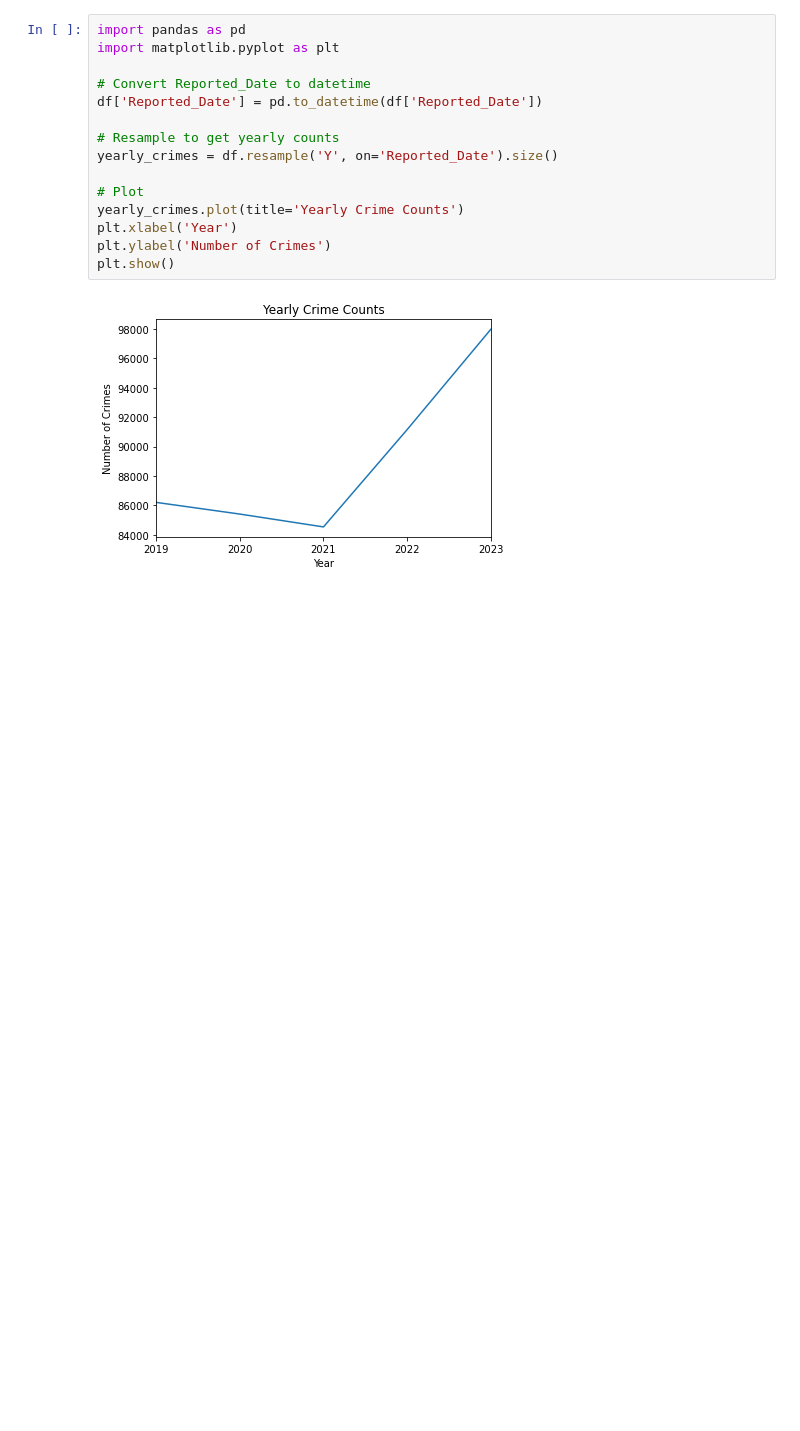
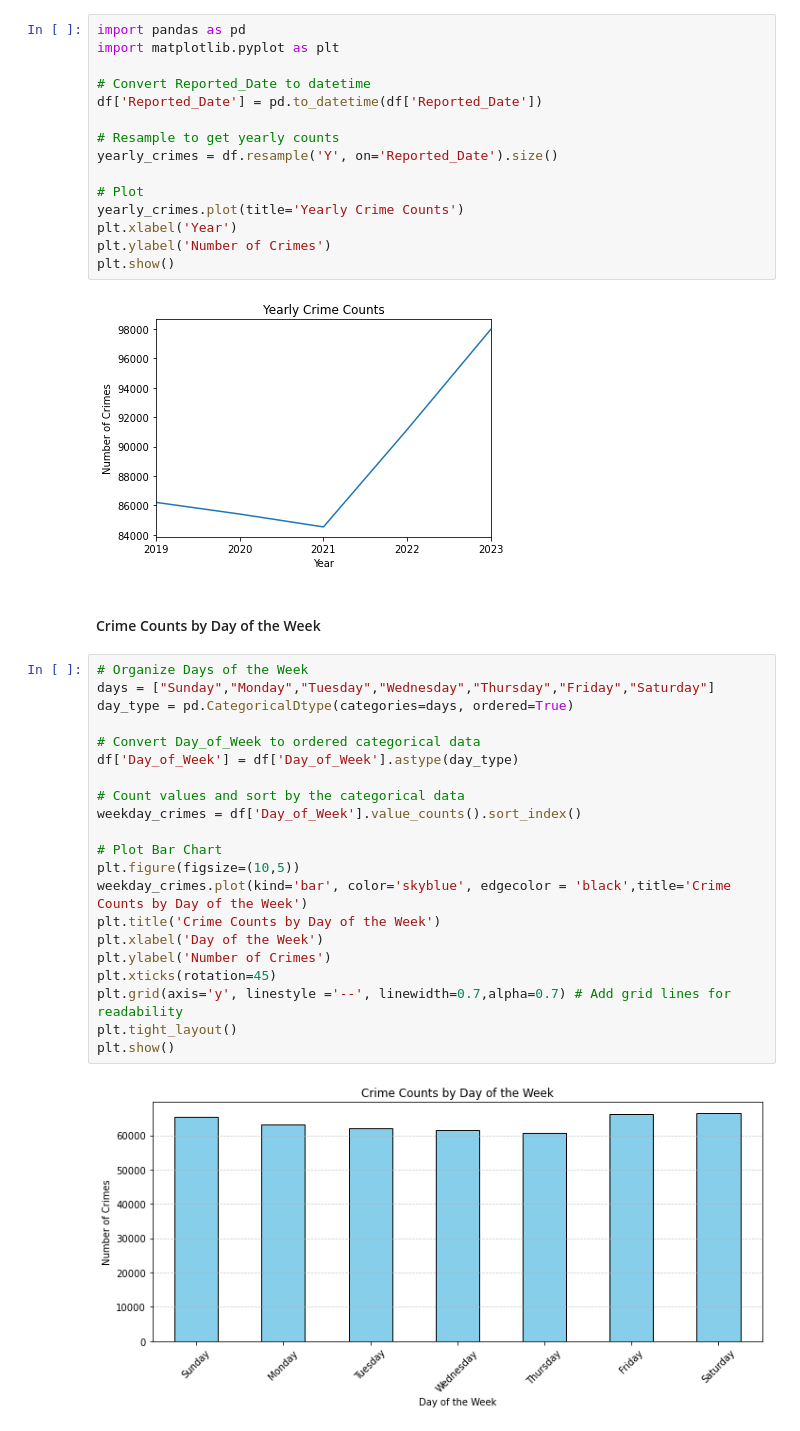
Before and after one commit to LindseySully/Kansas-City-Crime-Analysis, a Jupyter notebook: Crime_Analysis_EDA.ipynb, the cells around one changed output. Cells and saved outputs as stored; diff of their text form; blank space fills up the shorter version.

```diff
--- a/Crime_Analysis_EDA.ipynb
+++ b/Crime_Analysis_EDA.ipynb
@@ -225,3 +225,28 @@ plt.ylabel('Number of Crimes')
 plt.show()
 # %% [output]
 [figure]
+# %% [markdown]
+#### Crime Counts by Day of the Week
+# %%
+# Organize Days of the Week
+days = ["Sunday","Monday","Tuesday","Wednesday","Thursday","Friday","Saturday"]
+day_type = pd.CategoricalDtype(categories=days, ordered=True)
+
+# Convert Day_of_Week to ordered categorical data
+df['Day_of_Week'] = df['Day_of_Week'].astype(day_type)
+
+# Count values and sort by the categorical data
+weekday_crimes = df['Day_of_Week'].value_counts().sort_index()
+
+# Plot Bar Chart
+plt.figure(figsize=(10,5))
+weekday_crimes.plot(kind='bar', color='skyblue', edgecolor = 'black',title='Crime Counts by Day of the Week')
+plt.title('Crime Counts by Day of the Week')
+plt.xlabel('Day of the Week')
+plt.ylabel('Number of Crimes')
+plt.xticks(rotation=45)
+plt.grid(axis='y', linestyle ='--', linewidth=0.7,alpha=0.7) # Add grid lines for readability
+plt.tight_layout()
+plt.show()
+# %% [output]
+[figure, added]
```
Also changed, not shown: parts of 4 cells of this notebook.
